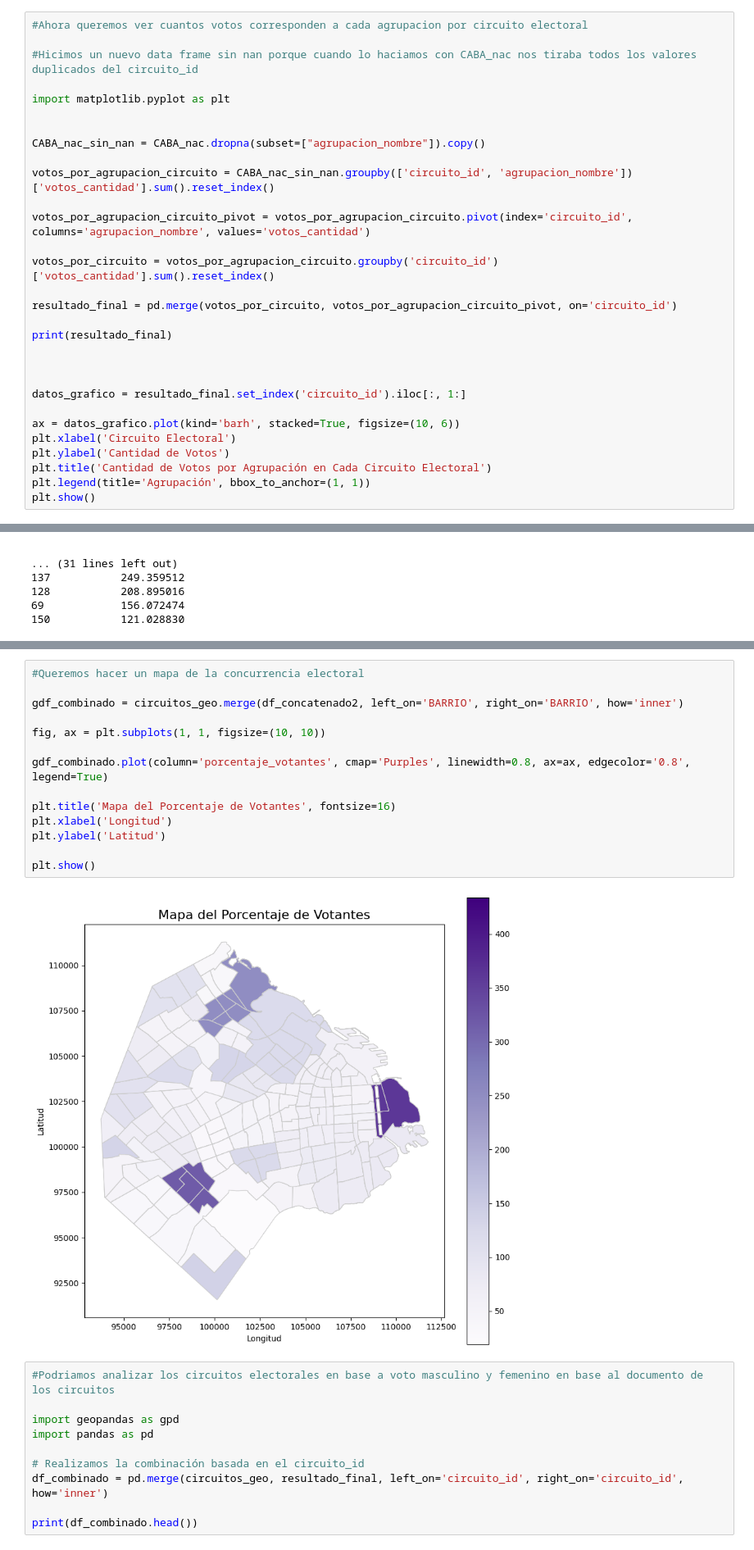
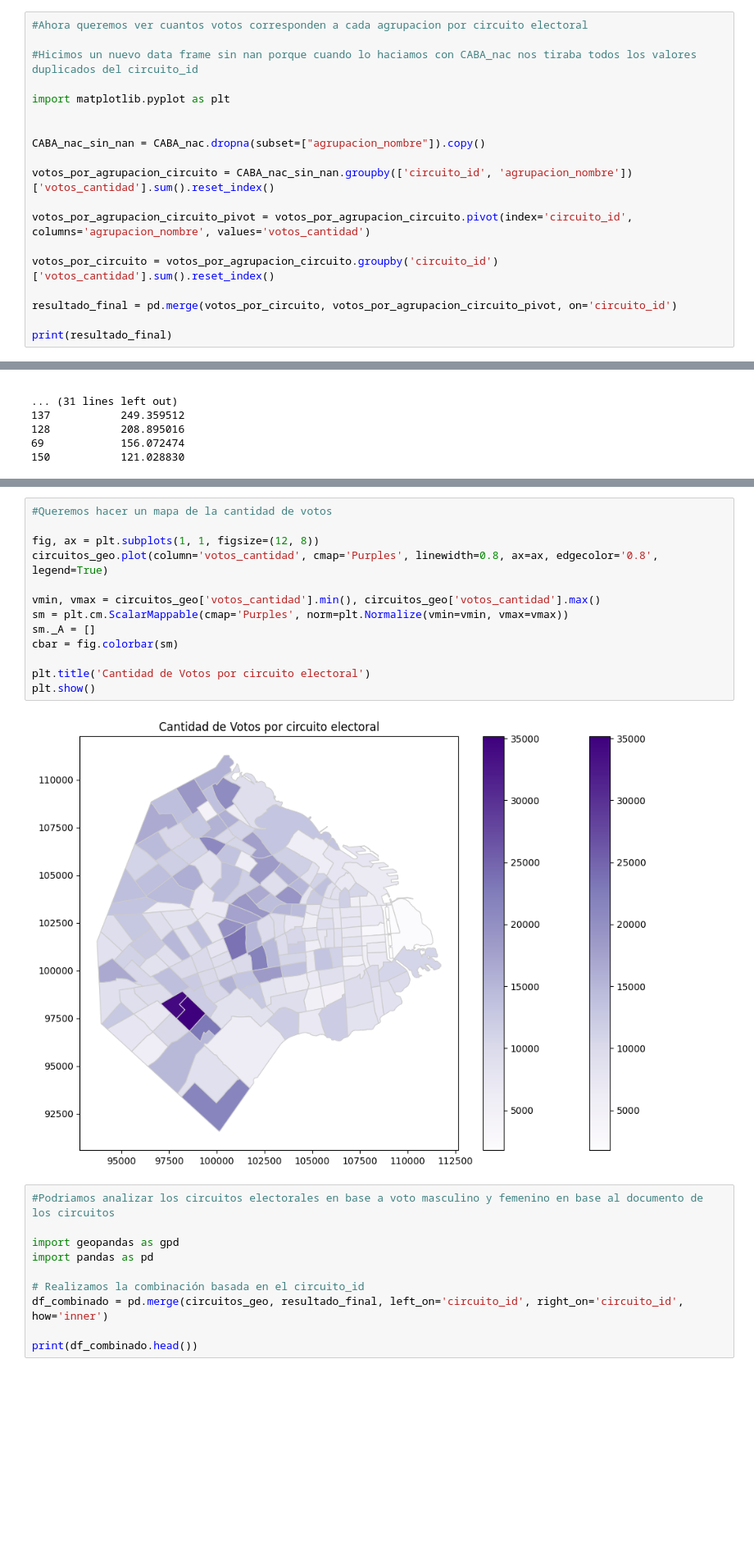
Before and after one commit to ClauBDA/metop, a Jupyter notebook: consigna_dos/consigna_dos.ipynb, the cells around one changed output, grey strips where cells are left out. Shown at 82% size. Drawn from its saved outputs; the diff is of its cells as text; blank space fills up the shorter version.

```diff
--- a/consigna_dos/consigna_dos.ipynb
+++ b/consigna_dos/consigna_dos.ipynb
@@ -175,17 +175,6 @@ votos_por_circuito = votos_por_agrupacion_circuito.groupby('circuito_id')['votos
 resultado_final = pd.merge(votos_por_circuito, votos_por_agrupacion_circuito_pivot, on='circuito_id')
 
 print(resultado_final)
-
-
-
-datos_grafico = resultado_final.set_index('circuito_id').iloc[:, 1:]
-
-ax = datos_grafico.plot(kind='barh', stacked=True, figsize=(10, 6))
-plt.xlabel('Circuito Electoral')
-plt.ylabel('Cantidad de Votos')
-plt.title('Cantidad de Votos por Agrupación en Cada Circuito Electoral')
-plt.legend(title='Agrupación', bbox_to_anchor=(1, 1))
-plt.show()
 # %% [output]
     circuito_id  votos_cantidad  \
 0         00001            7035
@@ -617,19 +590,18 @@ print(ciricuitos_geo2.head())
 # %%
-#Queremos hacer un mapa de la concurrencia electoral
+#Queremos hacer un mapa de la cantidad de votos
 
-gdf_combinado = circuitos_geo.merge(df_concatenado2, left_on='BARRIO', right_on='BARRIO', how='inner')
+fig, ax = plt.subplots(1, 1, figsize=(12, 8))
+circuitos_geo.plot(column='votos_cantidad', cmap='Purples', linewidth=0.8, ax=ax, edgecolor='0.8', legend=True)
 
-fig, ax = plt.subplots(1, 1, figsize=(10, 10))
+vmin, vmax = circuitos_geo['votos_cantidad'].min(), circuitos_geo['votos_cantidad'].max()
+sm = plt.cm.ScalarMappable(cmap='Purples', norm=plt.Normalize(vmin=vmin, vmax=vmax))
+sm._A = []
+cbar = fig.colorbar(sm)
 
-gdf_combinado.plot(column='porcentaje_votantes', cmap='Purples', linewidth=0.8, ax=ax, edgecolor='0.8', legend=True)
-
-plt.title('Mapa del Porcentaje de Votantes', fontsize=16)
-plt.xlabel('Longitud')
-plt.ylabel('Latitud')
-
+plt.title('Cantidad de Votos por circuito electoral')
 plt.show()
 # %% [output]
-[figure, old version]
+[figure, new version]
 # %%
 #Podriamos analizar los circuitos electorales en base a voto masculino y femenino en base al documento de los circuitos
 
```
Also changed, not shown: parts of 19 cells of this notebook.
